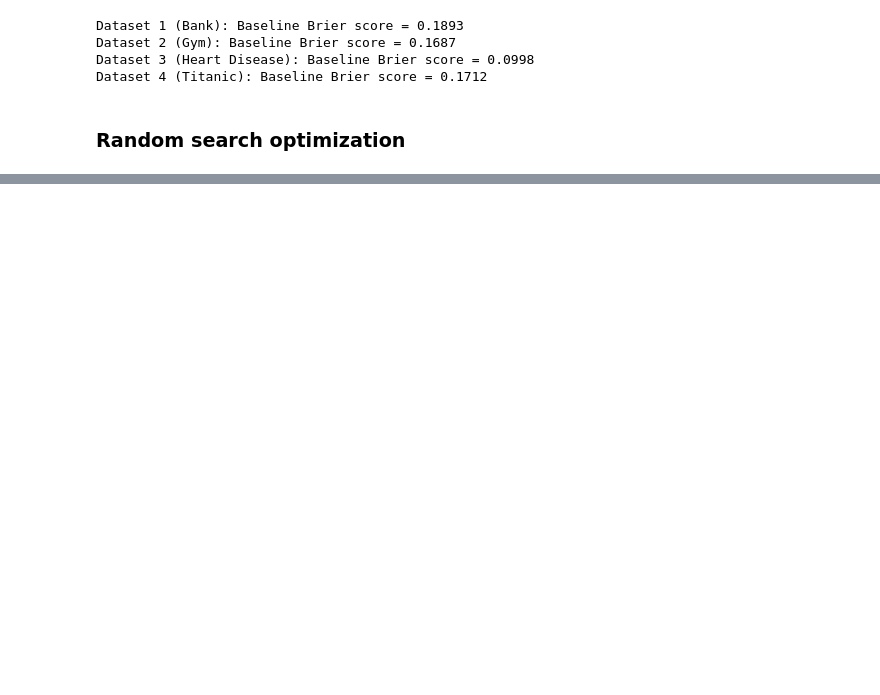
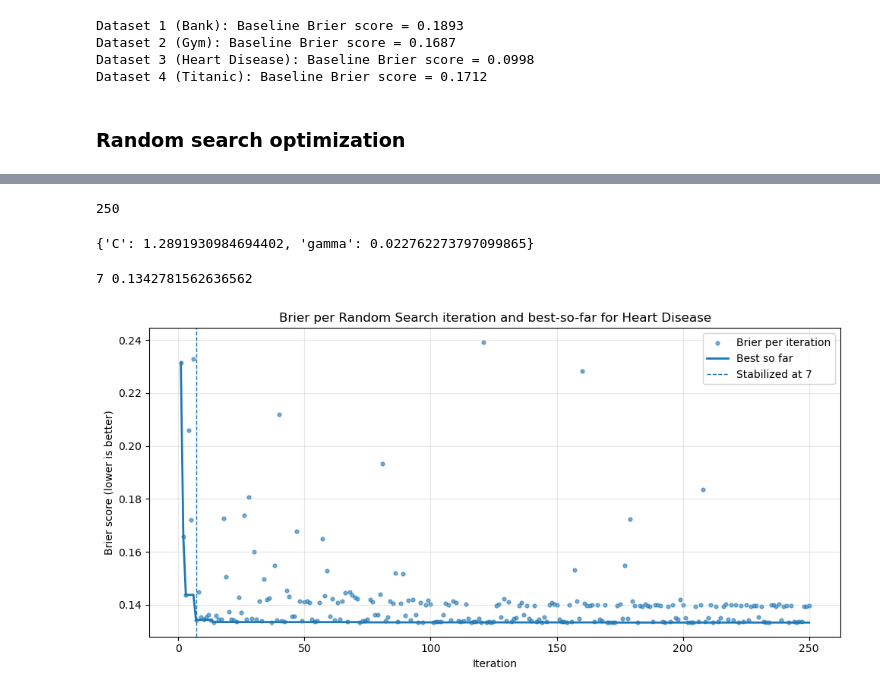
Before and after one commit to Wysocki-Piotr/Hyperparameter-optimization, a Jupyter notebook: KernelSVM.ipynb, the cells around one changed output, grey strips where cells are left out. Drawn from its saved outputs; the diff is of its cells as text; code cells hidden in the pictures; blank space fills up the shorter version.

Commit message:
bayes SVM

```diff
--- a/KernelSVM.ipynb
+++ b/KernelSVM.ipynb
@@ -176,0 +256,2 @@ Dataset 4 (Titanic): Tuned Brier score = 0.1645, Best C = 6.3267, Best gamma = 0
+# %%
+result3 = bayes_optimize(X3_train, y3_train)
@@ -176,0 +276,19 @@ Dataset 4 (Titanic): Tuned Brier score = 0.1645, Best C = 6.3267, Best gamma = 0
+# %%
+brier_per_iter = result3["brier_per_iter"]
+print(len(brier_per_iter))
+best_so_far = result3["best_so_far"]
+result3["best_params"]
+# %% [output]
+250
+{'C': 1.2891930984694402, 'gamma': 0.022762273797099865}
+# %%
+stabilized_at, stabilized_value = detect_stabilization_by_last(best_so_far, abs_tol=ABS_TOL)
+# %%
+print(stabilized_at, stabilized_value)
+# %% [output]
+7 0.1342781562636562
+# %%
+iters = np.arange(1, 251)
+chart_random(stabilized_at=stabilized_at, brier_per_iter=brier_per_iter, iters=iters, best_so_far=best_so_far, dataset_name="Heart Disease")
+# %% [output]
+[figure, added]
```
Also changed, not shown: parts of 24 cells of this notebook.
